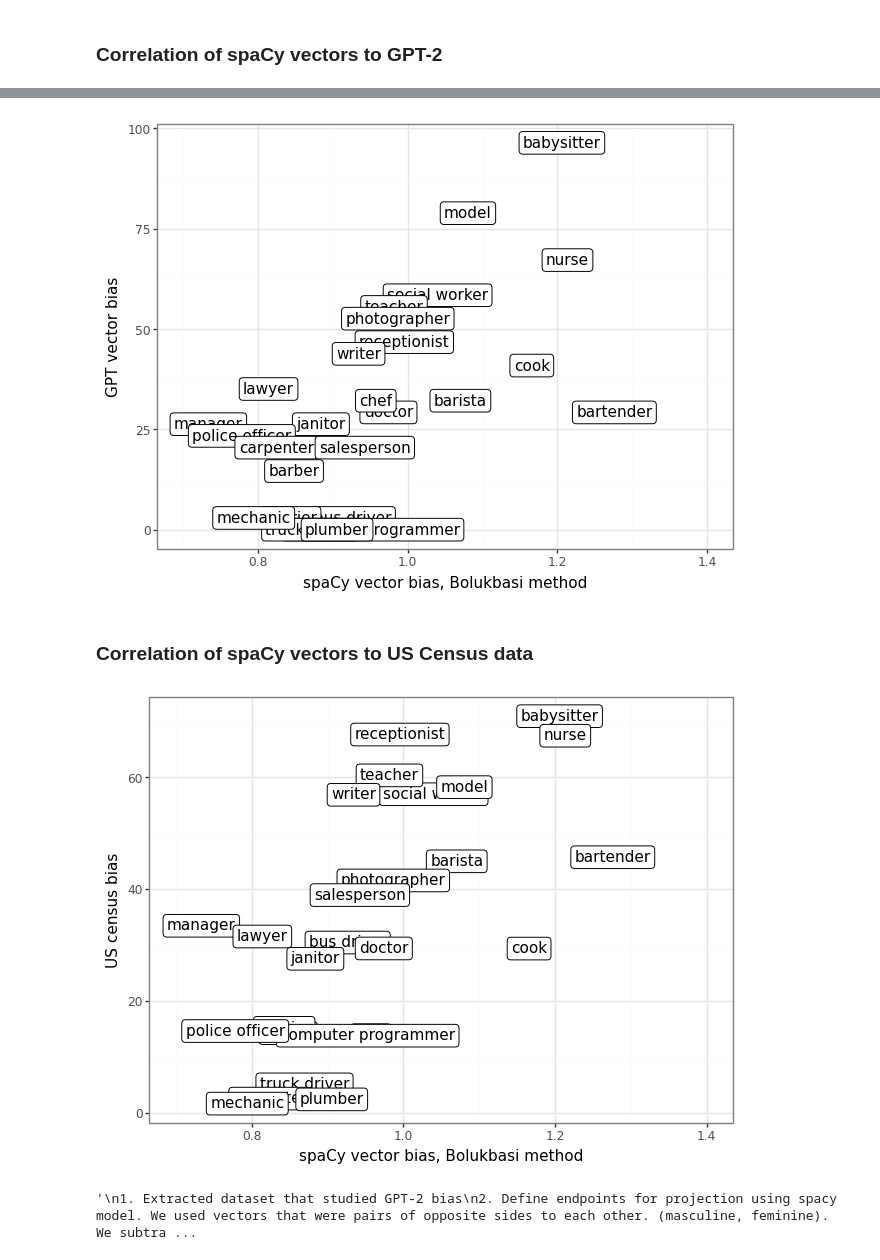
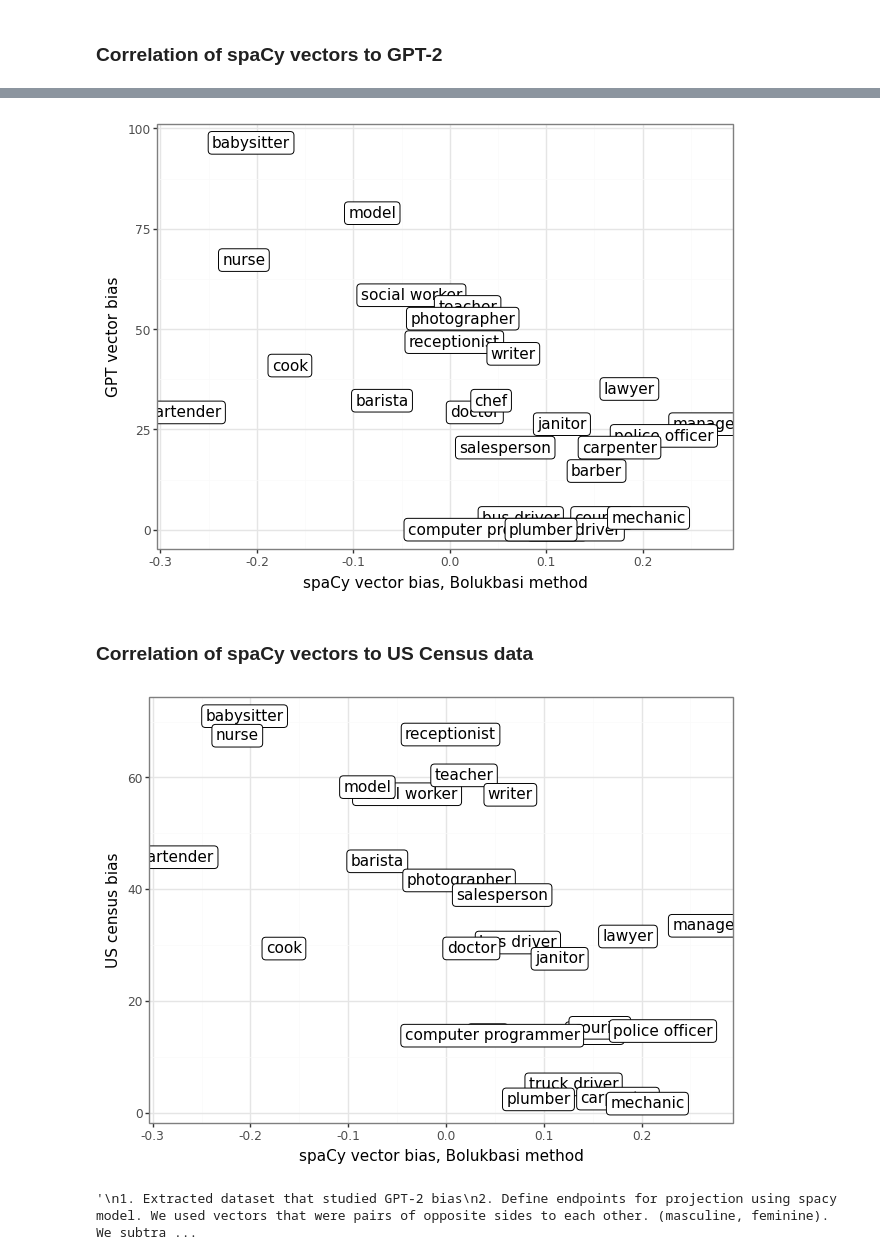
Before and after one commit to alvintsa/Iconicity-research, a Jupyter notebook: bias_projection-Copy1.ipynb, the cells around one changed output, grey strips where cells are left out. Cells and saved outputs as stored; diff of their text form; code cells hidden in the pictures.

Commit message:
fixed up array dimensions for bias scores and plot. working on mBERT implementation, need to make correlation with japanese jobs!

```diff
--- a/bias_projection-Copy1.ipynb
+++ b/bias_projection-Copy1.ipynb
@@ -219,0 +185,5 @@ scores
+# %%
+scores = pca.transform(job_vectors).flatten().tolist()
+# %%
+scores_list = list(zip(scores, jobs))
+scores_list
@@ -220,2 +208,3 @@ scores
 # %%
-scores_df = pd.DataFrame(scores, columns=['job', 'bias']) # create our own df from subsapce and jobs data
+scores_df = pd.DataFrame(scores_list, columns=['bias', 'job']) # create our own df from subsapce and jobs data
+scores_df
@@ -222,10 +229,9 @@ scores_df = pd.DataFrame(scores, columns=['job', 'bias']) # create our own df fr
 # %% [markdown]
 ### Correlation of spaCy vectors to GPT-2
 # %%
-def correlation_plot(df_one, df_two, x_axis, y_axis, label, x_axisName, y_axisName, x_limit):
+def correlation_plot(df_one, df_two, x_axis, y_axis, label, x_axisName, y_axisName):
     plot = (ggplot(df_one.merge(df_two),
        aes(x=x_axis, y=y_axis, label=label)) + geom_label() + theme_bw()
        + xlab(x_axisName)
-       + ylab(y_axisName)
-       + xlim(x_limit))
+       + ylab(y_axisName))
     return plot.draw()
@@ -232,13 +259,13 @@ def correlation_plot(df_one, df_two, x_axis, y_axis, label, x_axisName, y_axisNa
 # %%
-correlation_plot(scores_df, df, "bias", "gpt_white_F", "job", "spaCy vector bias, Bolukbasi method", "GPT vector bias", (0.7, 1.4))
+correlation_plot(scores_df, df, "bias", "gpt_white_F", "job", "spaCy vector bias, Bolukbasi method", "GPT vector bias")
 # %% [output]
-[figure, old version]
+[figure, new version]
 # %% [markdown]
 ### Correlation of spaCy vectors to US Census data
 # %%
-correlation_plot(scores_df, df, "bias", "us_white_F", "job", "spaCy vector bias, Bolukbasi method", "US census bias", (0.7, 1.4))
+correlation_plot(scores_df, df, "bias", "us_white_F", "job", "spaCy vector bias, Bolukbasi method", "US census bias")
 # %% [output]
-[figure, old version]
+[figure, new version]
 # %%
 """
 1. Extracted dataset that studied GPT-2 bias
```
Also changed, not shown: parts of 22 cells of this notebook.
